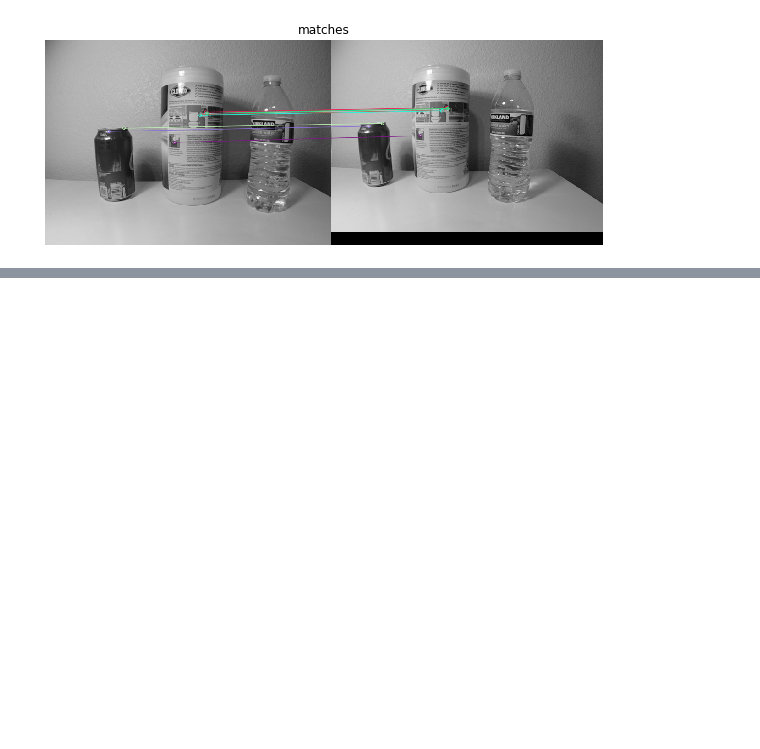
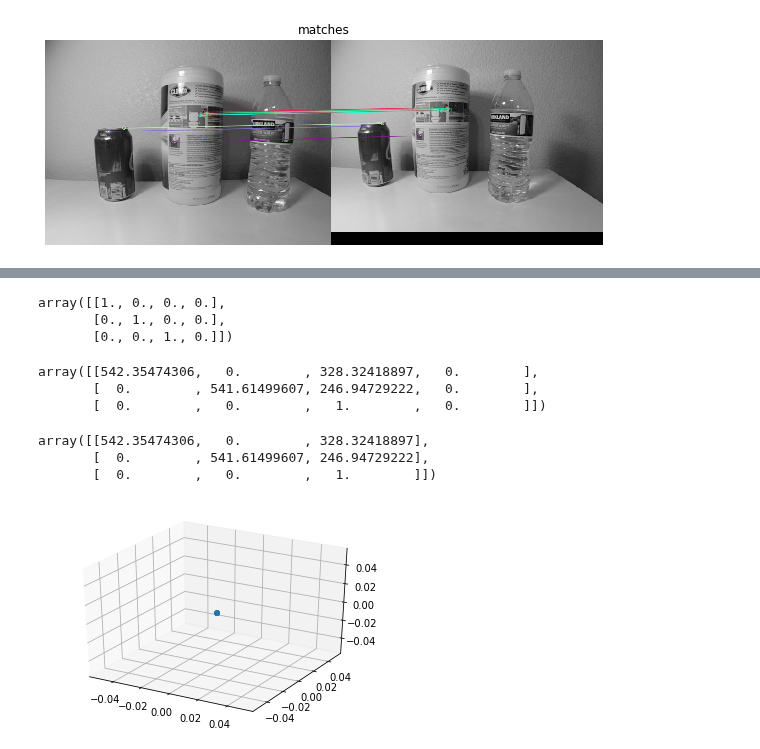
Before and after one commit to eshangaur/Perception-in-Robotics, a Jupyter notebook: project_2a/code/task_3/task_3.ipynb, the cells around one changed output, grey strips where cells are left out. Cells and saved outputs as stored; diff of their text form; code cells hidden in the pictures; blank space fills up the shorter version.

Commit message:
projection matrix should be correct

```diff
--- a/project_2a/code/task_3/task_3.ipynb
+++ b/project_2a/code/task_3/task_3.ipynb
@@ -161,0 +188,9 @@ plot_figures({'matches':img3})
+# %%
+featurePoints_left = []
+featurePoints_right = []
+
+for i in range(10):   # extract 10 best feature points
+    featurePoints_left.append(kp_left[matches[i].queryIdx].pt)
+    featurePoints_right.append(kp_right[matches[i].trainIdx].pt)
+
+len(featurePoints_left)
@@ -164,0 +216,39 @@ Once a collection of good matches are obtained, triangulate the pairs of feature
+# %%
+pi0 = np.identity(3)
+pi0 = np.append(pi0,np.array([[0.],[0.],[0.]]),axis=1)
+pi0
+# %% [output]
+array([[1., 0., 0., 0.],
+       [0., 1., 0., 0.],
+       [0., 0., 1., 0.]])
+# %%
+np.matmul(mtx_right,pi0)
+# %% [output]
+array([[542.35474306,   0.        , 328.32418897,   0.        ],
+       [  0.        , 541.61499607, 246.94729222,   0.        ],
+       [  0.        ,   0.        ,   1.        ,   0.        ]])
+# %%
+mtx_right
+# %% [output]
+array([[542.35474306,   0.        , 328.32418897],
+       [  0.        , 541.61499607, 246.94729222],
+       [  0.        ,   0.        ,   1.        ]])
+# %%
+points4D = cv2.triangulatePoints(projMatr1=np.matmul(mtx_left,pi0),
+                                 projMatr2=np.matmul(mtx_right,pi0),
+                                 projPoints1=np.array(featurePoints_left).transpose(),
+                                 projPoints2=np.array(featurePoints_right).transpose(),
+                                 points4D=None)
+# %%
+x = points4D[0]/points4D[3]
+y = points4D[1]/points4D[3]
+z = points4D[2]/points4D[3]
+# %%
+from mpl_toolkits.mplot3d import Axes3D
+fig = plt.figure()
+ax = fig.add_subplot(111, projection='3d')
+
+ax.scatter(x,y,z)
+plt.show()
+# %% [output]
+[figure, added]
```
Also changed, not shown: parts of 8 cells of this notebook, 1 other file.
